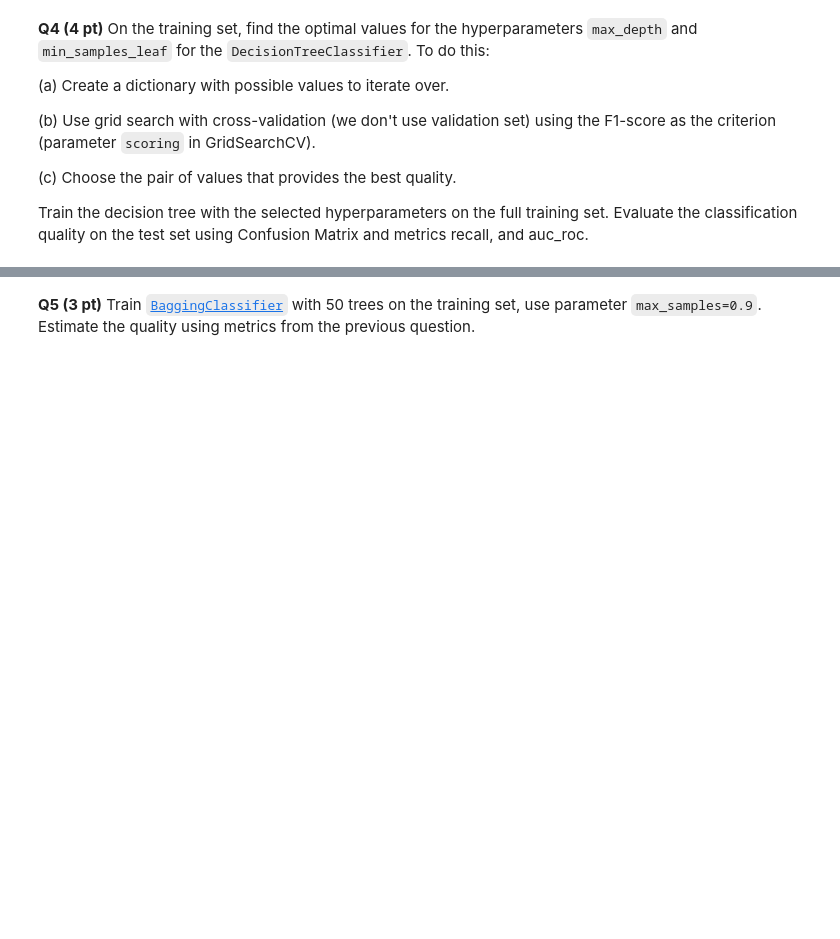
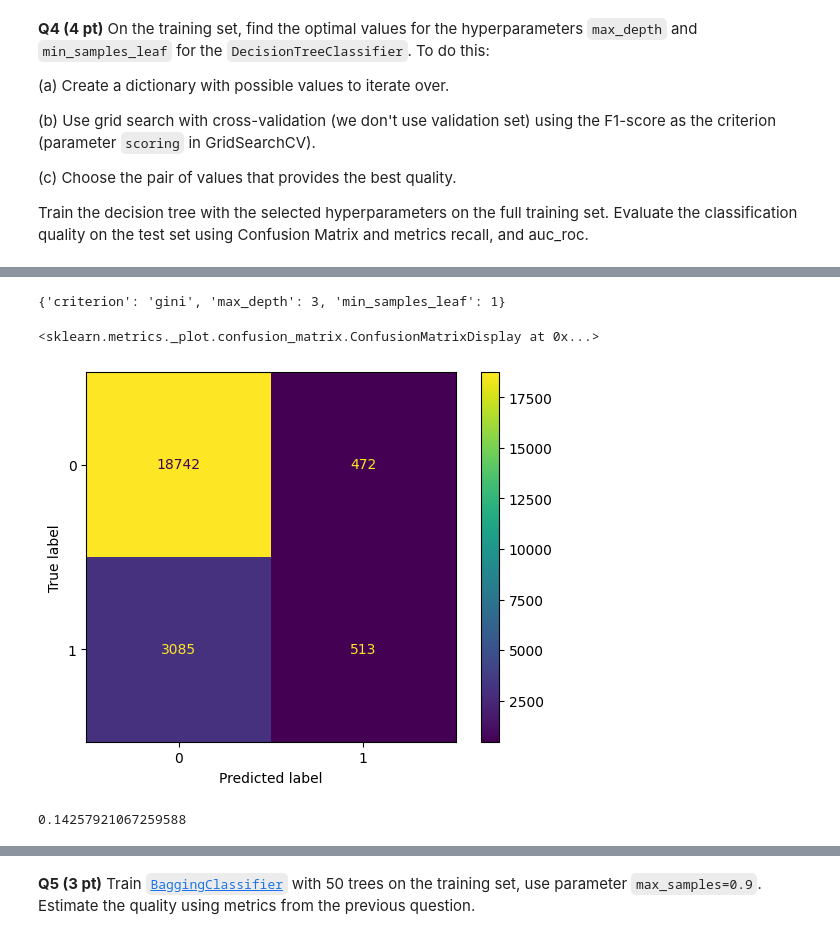
Before and after one commit to YKhalitov/College-Projects, a Jupyter notebook: RIT-Projects/Machine Learning - CSCI 335/HW7.ipynb, the cells around one changed output, grey strips where cells are left out. Drawn from its saved outputs; the diff is of its cells as text; code cells hidden in the pictures; blank space fills up the shorter version.

```diff
--- a/RIT-Projects/Machine Learning - CSCI 335/HW7.ipynb
+++ b/RIT-Projects/Machine Learning - CSCI 335/HW7.ipynb
@@ -144,3 +144,11 @@ from sklearn.model_selection import train_test_split
 Train the decision tree with the selected hyperparameters on the full training set. Evaluate the classification quality on the test set using Confusion Matrix and metrics recall, and auc_roc.
 # %%
 from sklearn.model_selection import GridSearchCV
+# %%
+dt = DecisionTreeClassifier()
+# %%
+params = {'criterion': ['gini', 'entropy'], 'max_depth': list(range(6)), 'min_samples_leaf': list(range(5))}
+# %%
+clf_dt = GridSearchCV(dt, params, scoring='f1')
+# %%
+clf_dt.fit(X_train_transformed, y_train)
@@ -147,5 +178,14 @@ from sklearn.model_selection import GridSearchCV
+# %%
+clf_dt.best_params_
+# %% [output]
+{'criterion': 'gini', 'max_depth': 3, 'min_samples_leaf': 1}
 # %%
-#ConfusionMatrixDisplay.from_predictions(y_test, clf.best_estimator_.predict(X_test_transformed))
+ConfusionMatrixDisplay.from_predictions(y_test, clf_dt.best_estimator_.predict(X_test_transformed))
+# %% [output]
+<sklearn.metrics._plot.confusion_matrix.ConfusionMatrixDisplay at 0x...>
+[figure, added]
 # %%
-#recall_score(y_test, clf.best_estimator_.predict(X_test_transformed))
+recall_score(y_test, clf_dt.best_estimator_.predict(X_test_transformed))
+# %% [output]
+0.14257921067259588
 # %%
```
Also changed, not shown: parts of 17 cells of this notebook.
